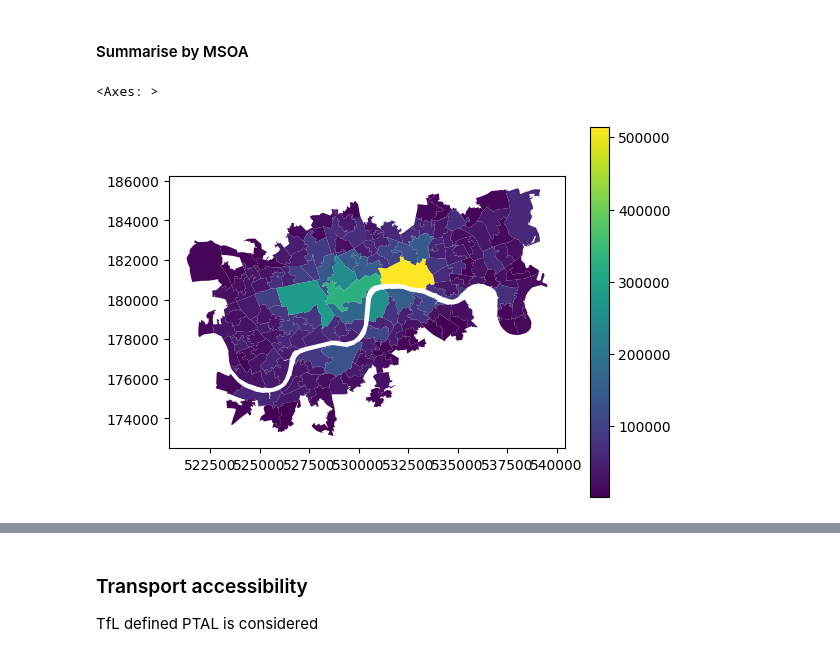
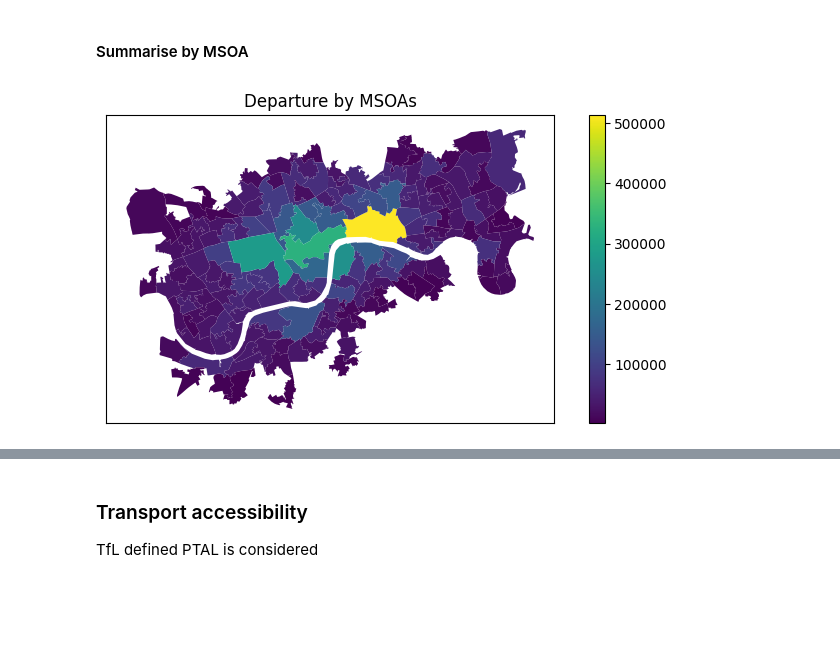
Before and after one commit to sokimura39/QM_Report, a Jupyter notebook: analysis.ipynb, the cells around one changed output, grey strips where cells are left out. Drawn from its saved outputs; the diff is of its cells as text; code cells hidden in the pictures; blank space fills up the shorter version.

```diff
--- a/analysis.ipynb
+++ b/analysis.ipynb
@@ -550,13 +575,22 @@ plt.show()
 # %%
 # summarise by MSOA
 dep_df = journeys_df.groupby('start_MSOA11CD').agg({'Number': 'count', 'start_id': 'nunique'}).rename(columns = {'Number': 'dep', 'start_id': 'ports'})
 arr_df = journeys_df.groupby('end_MSOA11CD').agg({'Number': 'count'}).rename(columns = {'Number': 'arr'})
 
 # join to the GDF
 msoa_usage_gdf = msoa_geom.join(dep_df.join(arr_df))
 
 # make plot
-msoa_usage_gdf.plot(column = 'dep', legend = True)
+f, ax = plt.subplots(1, 1, figsize = (9, 4))
+
+# plot
+msoa_usage_gdf.plot(ax = ax, column = 'dep', legend = True)
+
+ax.set_xticks([])
+ax.set_yticks([])
+
+ax.set_title('Departure by MSOAs')
+
+plt.show()
 # %% [output]
-<Axes: >
-[figure, old version]
+[figure, new version]
```
Also changed, not shown: parts of 21 cells of this notebook, 23 other files.
